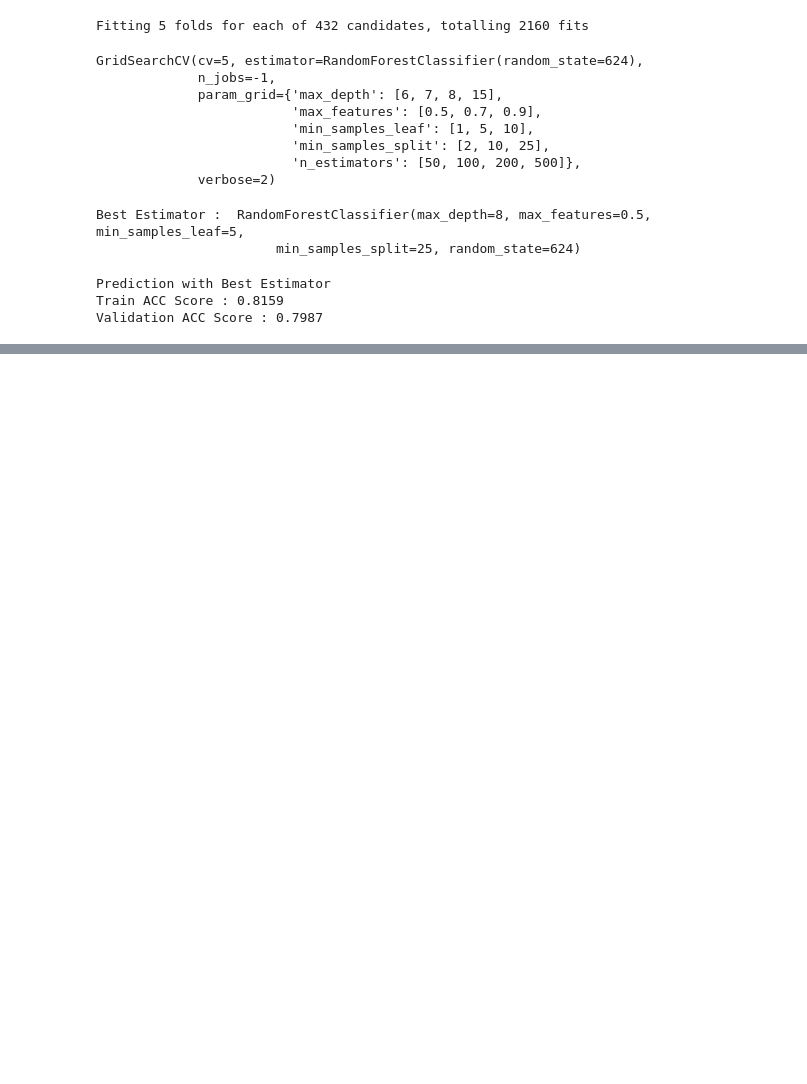
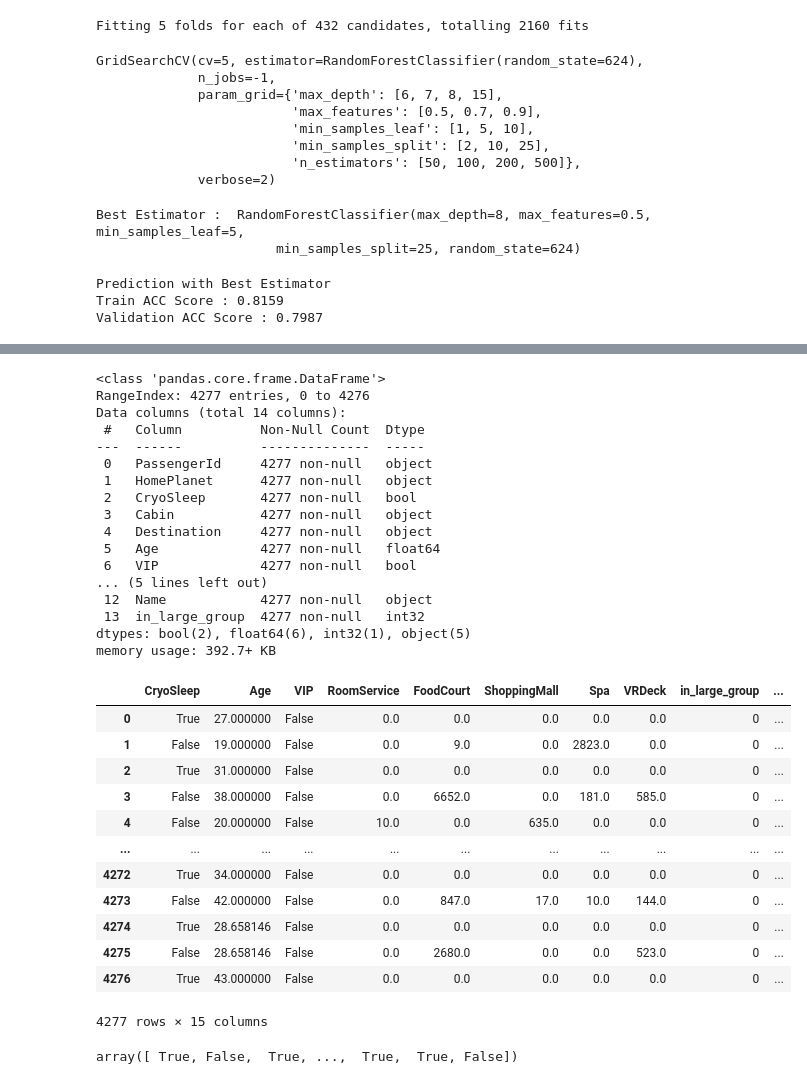
Before and after one commit to Bae-ChangHyun/Upstage-fastcampus, a Jupyter notebook: Spaceship-Titanic/Spaceship_Titanic.ipynb, the cells around one changed output, grey strips where cells are left out. Cells and saved outputs as stored; diff of their text form; code cells hidden in the pictures; blank space fills up the shorter version.

```diff
--- a/Spaceship-Titanic/Spaceship_Titanic.ipynb
+++ b/Spaceship-Titanic/Spaceship_Titanic.ipynb
@@ -409,10 +433,49 @@ print("Validation Score : %.3f" % evaluation_metric(y_val, best_model.predict(X_
+# %%
+# 결측치가 있는 column
+# 결측치 제거 방법
+# 1) cat_cols에 대해서는 mode를 계산해서 채워주고, num_cols에 대해서는 mean을 채워줌
+test[cat_cols] = test[cat_cols].apply(lambda col: col.fillna(col.mode()[0]), axis=0) # mode()를 채울 땐 [0]을 추가해줘야 함.
+test[num_cols.drop('Transported')] = test[num_cols.drop('Transported')].apply(lambda col: col.fillna(col.mean()), axis=0)
+test.info()
+# categorical feature encoding
+test = pd.get_dummies(data=test, columns=['HomePlanet','Destination'])
+test.drop(drop_cols, axis=1, inplace=True)
+test
+# %% [output]
+<class 'pandas.core.frame.DataFrame'>
+RangeIndex: 4277 entries, 0 to 4276
+Data columns (total 14 columns):
+ #   Column          Non-Null Count  Dtype
+---  ------          --------------  -----
+ 0   PassengerId     4277 non-null   object
+ 1   HomePlanet      4277 non-null   object
+ 2   CryoSleep       4277 non-null   bool
+ 3   Cabin           4277 non-null   object
+ 4   Destination     4277 non-null   object
+ 5   Age             4277 non-null   float64
+ 6   VIP             4277 non-null   bool
+... (5 lines left out)
+ 12  Name            4277 non-null   object
+ 13  in_large_group  4277 non-null   int32
+dtypes: bool(2), float64(6), int32(1), object(5)
+memory usage: 392.7+ KB
+|  | CryoSleep | Age | VIP | RoomService | FoodCourt | ShoppingMall | Spa | VRDeck | in_large_group | ... |
+| 0 | True | 27.000000 | False | 0.0 | 0.0 | 0.0 | 0.0 | 0.0 | 0 | ... |
+| 1 | False | 19.000000 | False | 0.0 | 9.0 | 0.0 | 2823.0 | 0.0 | 0 | ... |
+| 2 | True | 31.000000 | False | 0.0 | 0.0 | 0.0 | 0.0 | 0.0 | 0 | ... |
+| 3 | False | 38.000000 | False | 0.0 | 6652.0 | 0.0 | 181.0 | 585.0 | 0 | ... |
+| 4 | False | 20.000000 | False | 10.0 | 0.0 | 635.0 | 0.0 | 0.0 | 0 | ... |
+| ... | ... | ... | ... | ... | ... | ... | ... | ... | ... | ... |
+| 4272 | True | 34.000000 | False | 0.0 | 0.0 | 0.0 | 0.0 | 0.0 | 0 | ... |
+| 4273 | False | 42.000000 | False | 0.0 | 847.0 | 17.0 | 10.0 | 144.0 | 0 | ... |
+| 4274 | True | 28.658146 | False | 0.0 | 0.0 | 0.0 | 0.0 | 0.0 | 0 | ... |
+| 4275 | False | 28.658146 | False | 0.0 | 2680.0 | 0.0 | 0.0 | 523.0 | 0 | ... |
+| 4276 | True | 43.000000 | False | 0.0 | 0.0 | 0.0 | 0.0 | 0.0 | 0 | ... |
+4277 rows × 15 columns
 # %%
-best_params = study.best_params
-
-best_model = RandomForestClassifier(**best_params)
-best_model.fit(X, y)
-
-X_test = test.values
+X_test = test
 
 preds = best_model.predict(X_test)
 preds
+# %% [output]
+array([ True, False,  True, ...,  True,  True, False])
```
Also changed, not shown: parts of 22 cells of this notebook, 2 other files.
